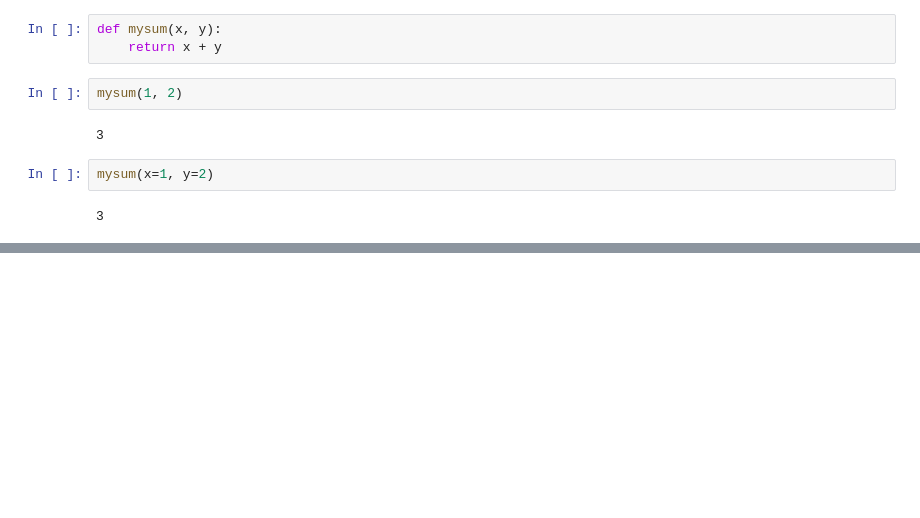
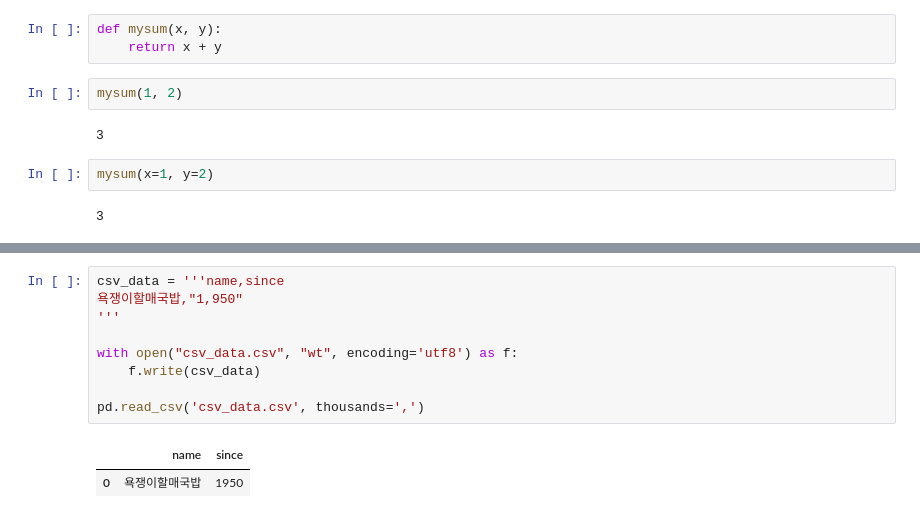
Before and after one commit to askdjango/networkons-201801, a Jupyter notebook: Pandas & Crawling.ipynb, the cells around one changed output, grey strips where cells are left out. Drawn from its saved outputs; the diff is of its cells as text; blank space fills up the shorter version.

```diff
--- a/Pandas & Crawling.ipynb
+++ b/Pandas & Crawling.ipynb
@@ -512,0 +566,12 @@ mysum(x=1, y=2)
+# %%
+csv_data = '''name,since
+욕쟁이할매국밥,"1,950"
+'''
+
+with open("csv_data.csv", "wt", encoding='utf8') as f:
+    f.write(csv_data)
+
+pd.read_csv('csv_data.csv', thousands=',')
+# %% [output]
+|  | name | since |
+| 0 | 욕쟁이할매국밥 | 1950 |
```
Also changed, not shown: parts of 7 cells of this notebook.
